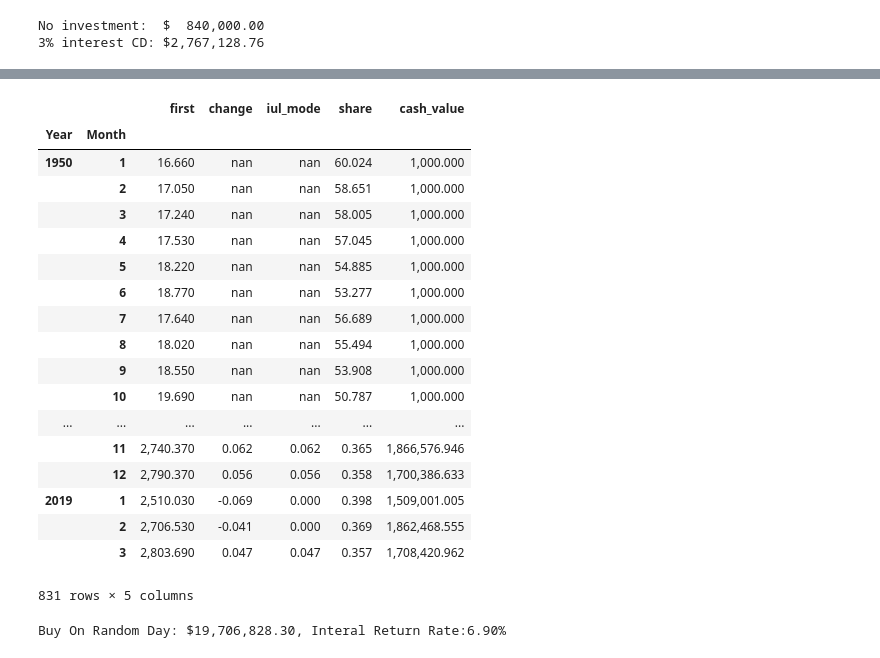
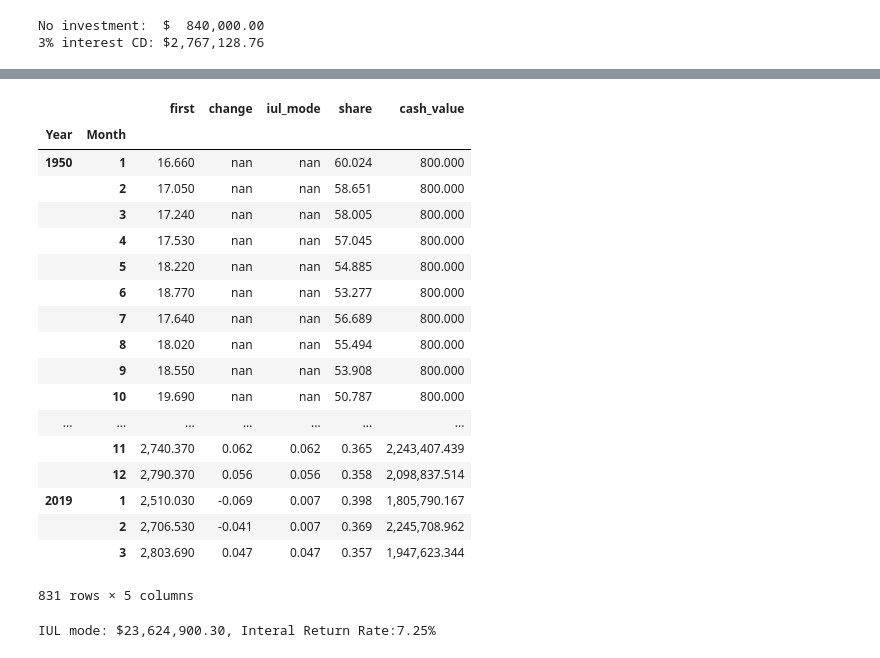
Before and after one commit to dingdinghzq/Investment101, a Jupyter notebook: SP500.ipynb, the cells around one changed output, grey strips where cells are left out. Drawn from its saved outputs; the diff is of its cells as text; code cells hidden in the pictures.

```diff
--- a/SP500.ipynb
+++ b/SP500.ipynb
@@ -218,5 +243,10 @@ Buy On Random Day: $57,244,439.95, Interal Return Rate:8.90%
 # %%
 quote['Month'] = quote['Date'].map(lambda x:x.month)
-quote
 
-first_day_of_each_month = quote.groupby(['Year', 'Month'])['Adj Close'].agg(['first'])
+def calc_monthly_change(quote):
+    first_day_of_each_month = quote.groupby(['Year', 'Month'])['Adj Close'].agg(['first'])
+    first_day_of_each_month["change"] = first_day_of_each_month.pct_change(12)
+    return first_day_of_each_month
+
+first_day_of_each_month = calc_monthly_change(quote)
+first_day_of_each_month
@@ -268,11 +273,12 @@ first_day_of_each_month
 # %%
 def simulate_iul(change):
-    if change < 0:
-        return 0
-    if change > 0.12:
-        return 0.12
+    if change < 0.0075:
+        return 0.0075
+    if change > 0.135:
+        return 0.135
     return change
 
+first_day_of_each_month = calc_monthly_change(quote)
 first_day_of_each_month["iul_mode"] = first_day_of_each_month['change'].apply(simulate_iul)
 first_day_of_each_month
 # %% [output]
@@ -298,37 +304,40 @@ first_day_of_each_month
 # %%
-first_day_of_each_month["share"] = every_year_investment/12/first_day_of_each_month["first"]
-first_day_of_each_month["cash_value"] = every_year_investment/12
+
+first_day_of_each_month["cash_value"] = every_year_investment/12*0.8 #assuming 20% cost of insurance (COI)
+
+first_day_of_each_month = first_day_of_each_month.copy()
 
 def calc_compond_cash_value(df):
     for i in range(13, len(df)):
         df.iloc[i]["cash_value"] = (1 + df.iloc[i]['iul_mode'])*df.iloc[i-12]['cash_value'] +  df.iloc[i]["cash_value"]
 
 calc_compond_cash_value(first_day_of_each_month)
 pd.set_option("display.max_rows", 36)
 first_day_of_each_month
 # %% [output]
 |  |  | first | change | iul_mode | share | cash_value |
 | Year | Month |  |  |  |  |  |
-| 1950 | 1 | 16.660 | nan | nan | 60.024 | 1,000.000 |
-|  | 2 | 17.050 | nan | nan | 58.651 | 1,000.000 |
-|  | 3 | 17.240 | nan | nan | 58.005 | 1,000.000 |
-|  | 4 | 17.530 | nan | nan | 57.045 | 1,000.000 |
-|  | 5 | 18.220 | nan | nan | 54.885 | 1,000.000 |
-|  | 6 | 18.770 | nan | nan | 53.277 | 1,000.000 |
-|  | 7 | 17.640 | nan | nan | 56.689 | 1,000.000 |
-|  | 8 | 18.020 | nan | nan | 55.494 | 1,000.000 |
-|  | 9 | 18.550 | nan | nan | 53.908 | 1,000.000 |
-|  | 10 | 19.690 | nan | nan | 50.787 | 1,000.000 |
+| 1950 | 1 | 16.660 | nan | nan | 60.024 | 800.000 |
+|  | 2 | 17.050 | nan | nan | 58.651 | 800.000 |
+|  | 3 | 17.240 | nan | nan | 58.005 | 800.000 |
+|  | 4 | 17.530 | nan | nan | 57.045 | 800.000 |
+|  | 5 | 18.220 | nan | nan | 54.885 | 800.000 |
+|  | 6 | 18.770 | nan | nan | 53.277 | 800.000 |
+|  | 7 | 17.640 | nan | nan | 56.689 | 800.000 |
+|  | 8 | 18.020 | nan | nan | 55.494 | 800.000 |
+|  | 9 | 18.550 | nan | nan | 53.908 | 800.000 |
+|  | 10 | 19.690 | nan | nan | 50.787 | 800.000 |
 | ... | ... | ... | ... | ... | ... | ... |
-|  | 11 | 2,740.370 | 0.062 | 0.062 | 0.365 | 1,866,576.946 |
-|  | 12 | 2,790.370 | 0.056 | 0.056 | 0.358 | 1,700,386.633 |
-| 2019 | 1 | 2,510.030 | -0.069 | 0.000 | 0.398 | 1,509,001.005 |
-|  | 2 | 2,706.530 | -0.041 | 0.000 | 0.369 | 1,862,468.555 |
-|  | 3 | 2,803.690 | 0.047 | 0.047 | 0.357 | 1,708,420.962 |
+|  | 11 | 2,740.370 | 0.062 | 0.062 | 0.365 | 2,243,407.439 |
+|  | 12 | 2,790.370 | 0.056 | 0.056 | 0.358 | 2,098,837.514 |
+| 2019 | 1 | 2,510.030 | -0.069 | 0.007 | 0.398 | 1,805,790.167 |
+|  | 2 | 2,706.530 | -0.041 | 0.007 | 0.369 | 2,245,708.962 |
+|  | 3 | 2,803.690 | 0.047 | 0.047 | 0.357 | 1,947,623.344 |
 831 rows × 5 columns
 # %%
 final_value = first_day_of_each_month.tail(12).sum()["cash_value"]
-iul_irr = np.irr(np.append(np.full(len(every_year), -every_year_investment),final_value))*100
-print ("Buy On Random Day: ${0:12,.2f}, Interal Return Rate:{1:.2f}%".format(final_value, iul_irr))
+investment_table = np.append(np.full(len(every_year), -every_year_investment),final_value)
+iul_irr = np.irr(investment_table)*100
+print ("IUL mode: ${0:12,.2f}, Interal Return Rate:{1:.2f}%".format(final_value, iul_irr))
 # %% [output]
-Buy On Random Day: $19,706,828.30, Interal Return Rate:6.90%
+IUL mode: $23,624,900.30, Interal Return Rate:7.25%
```
Also changed, not shown: parts of 18 cells of this notebook, 1 other file.
